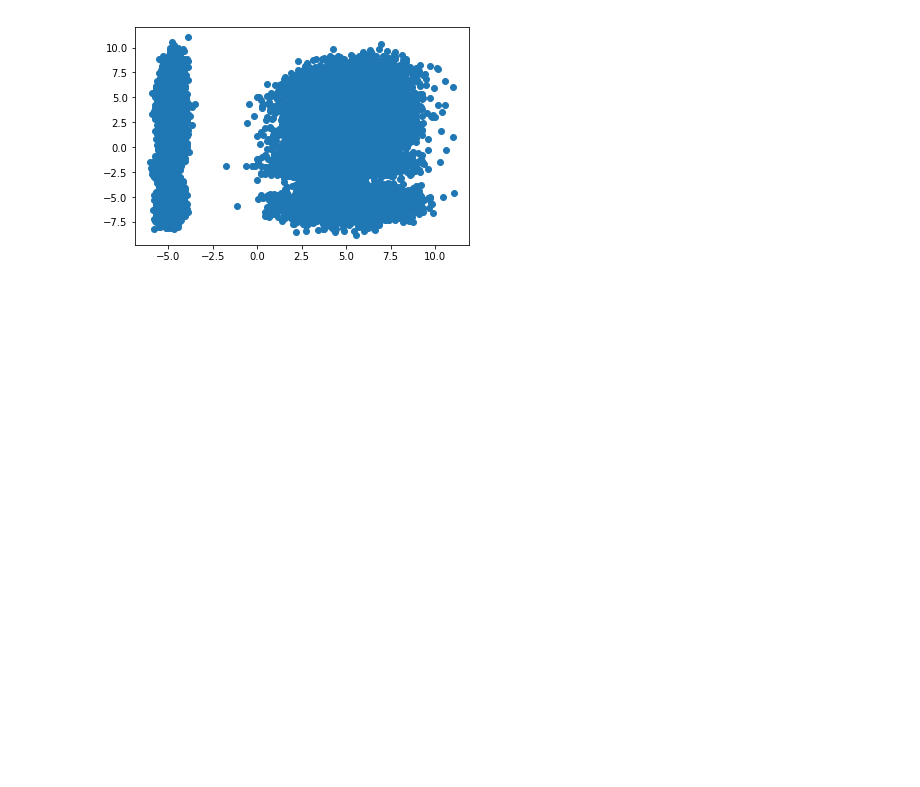
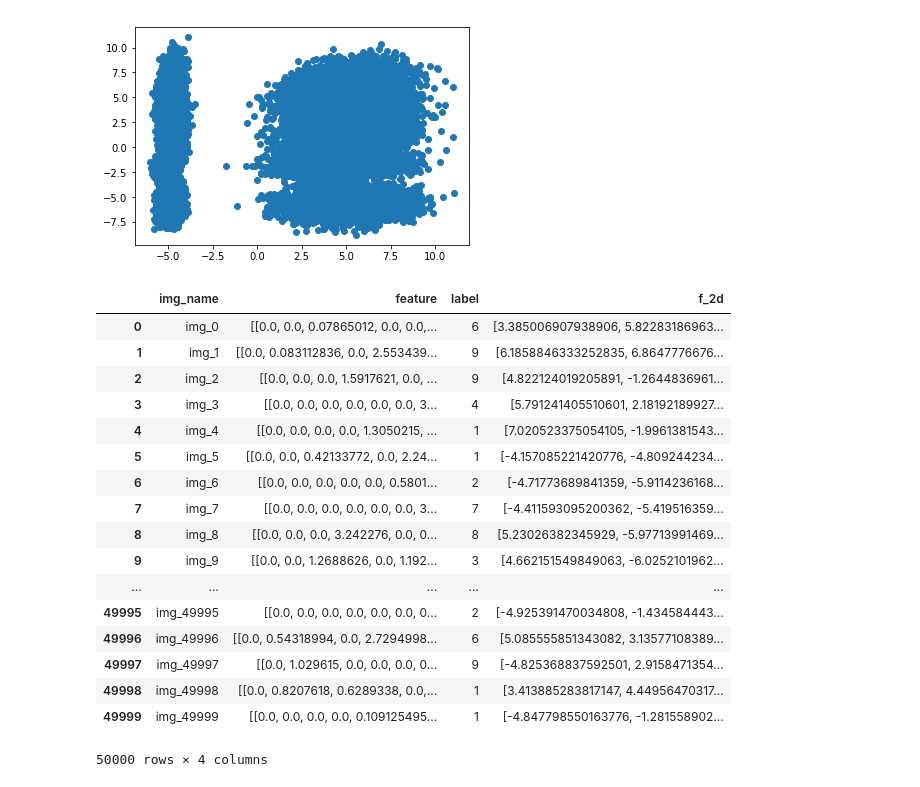
Before and after one commit to takitaki7474/lab-investigation, a Jupyter notebook: feature_exp/notebook/visualize_feature.ipynb, the cells around one changed output. Drawn from its saved outputs; the diff is of its cells as text; code cells hidden in the pictures; blank space fills up the shorter version.

```diff
--- a/feature_exp/notebook/visualize_feature.ipynb
+++ b/feature_exp/notebook/visualize_feature.ipynb
@@ -25,0 +49,21 @@ df.to_pickle("./feature/f_2d_table.pkl")
+# %%
+df
+# %% [output]
+|  | img_name | feature | label | f_2d |
+| 0 | img_0 | [[0.0, 0.0, 0.07865012, 0.0, 0.0,... | 6 | [3.385006907938906, 5.82283186963... |
+| 1 | img_1 | [[0.0, 0.083112836, 0.0, 2.553439... | 9 | [6.1858846333252835, 6.8647776676... |
+| 2 | img_2 | [[0.0, 0.0, 0.0, 1.5917621, 0.0, ... | 9 | [4.822124019205891, -1.2644836961... |
+| 3 | img_3 | [[0.0, 0.0, 0.0, 0.0, 0.0, 0.0, 3... | 4 | [5.791241405510601, 2.18192189927... |
+| 4 | img_4 | [[0.0, 0.0, 0.0, 0.0, 1.3050215, ... | 1 | [7.020523375054105, -1.9961381543... |
+| 5 | img_5 | [[0.0, 0.0, 0.42133772, 0.0, 2.24... | 1 | [-4.157085221420776, -4.809244234... |
+| 6 | img_6 | [[0.0, 0.0, 0.0, 0.0, 0.0, 0.5801... | 2 | [-4.71773689841359, -5.9114236168... |
+| 7 | img_7 | [[0.0, 0.0, 0.0, 0.0, 0.0, 0.0, 3... | 7 | [-4.411593095200362, -5.419516359... |
+| 8 | img_8 | [[0.0, 0.0, 0.0, 3.242276, 0.0, 0... | 8 | [5.23026382345929, -5.97713991469... |
+| 9 | img_9 | [[0.0, 0.0, 1.2688626, 0.0, 1.192... | 3 | [4.662151549849063, -6.0252101962... |
+| ... | ... | ... | ... | ... |
+| 49995 | img_49995 | [[0.0, 0.0, 0.0, 0.0, 0.0, 0.0, 0... | 2 | [-4.925391470034808, -1.434584443... |
+| 49996 | img_49996 | [[0.0, 0.54318994, 0.0, 2.7294998... | 6 | [5.085555851343082, 3.13577108389... |
+| 49997 | img_49997 | [[0.0, 1.029615, 0.0, 0.0, 0.0, 0... | 9 | [-4.825368837592501, 2.9158471354... |
+| 49998 | img_49998 | [[0.0, 0.8207618, 0.6289338, 0.0,... | 1 | [3.413885283817147, 4.44956470317... |
+| 49999 | img_49999 | [[0.0, 0.0, 0.0, 0.0, 0.109125495... | 1 | [-4.847798550163776, -1.281558902... |
+50000 rows × 4 columns
```
Also changed, not shown: parts of 11 cells of this notebook.
